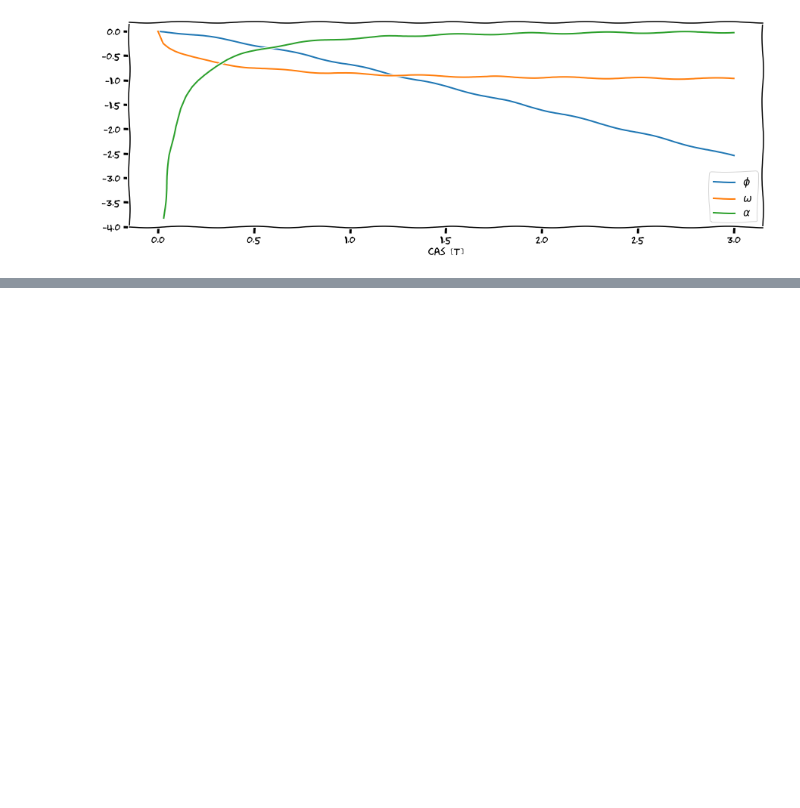
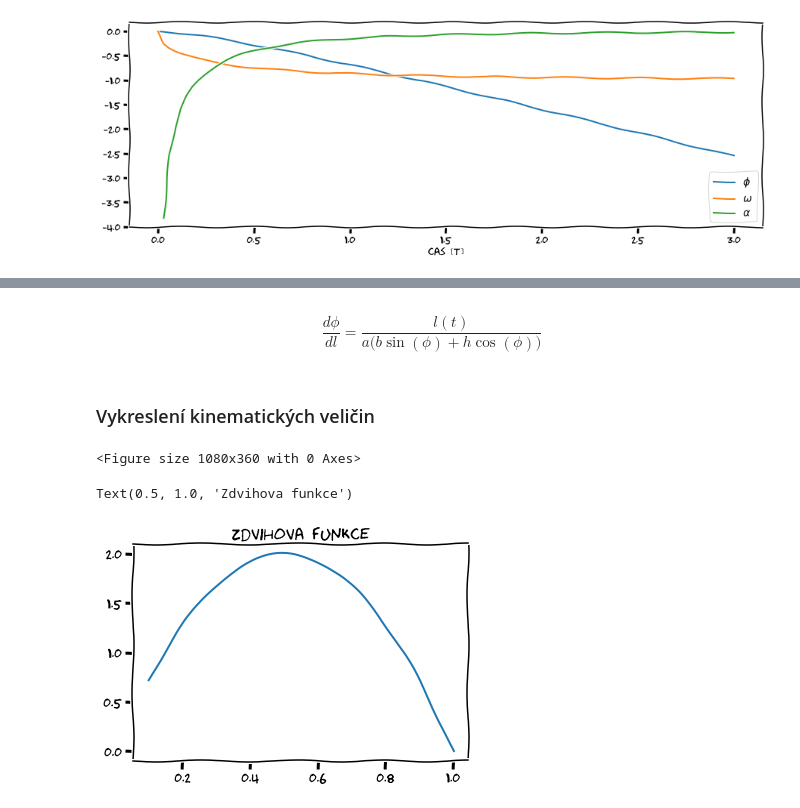
Before and after one commit to petr-henys/TME, a Jupyter notebook: mechanizmy.ipynb, the cells around one changed output, grey strips where cells are left out. Drawn from its saved outputs; the diff is of its cells as text; code cells hidden in the pictures; blank space fills up the shorter version.

```diff
--- a/mechanizmy.ipynb
+++ b/mechanizmy.ipynb
@@ -225,0 +276,12 @@ plt.show()
+# %%
+import sympy as sp
+L, T = sp.symbols('L T')
+phi, a, b, c, d, h, t = sp.symbols('phi a b c d h t')
+r_x = -b + a * sp.cos(phi)
+r_y = h + a * sp.sin(phi)
+l = 4 * L * t / T * (1. - t / T)
+
+eq2 = sp.Eq(r_x ** 2 + r_y ** 2, l**2)
+res = sp.solve(eq2, phi)
+phi=res[0] # vyber reseni
+phi
@@ -225,0 +345,32 @@ plt.show()
+# %% [markdown]
+$$
+\begin{equation}
+\frac{d\phi}{dl} = \frac{l(t)}{a\Big(b\sin(\phi) + h\cos(\phi)\Big)} \tag{6}
+\end{equation}
+$$
+# %% [markdown]
+### Vykreslení kinematických veličin
+# %%
+import matplotlib.pyplot as plt
+import numpy as np
+import warnings
+warnings.filterwarnings('ignore')
+plt.xkcd()
+plt.figure(figsize=(15, 5))
+a_num, b_num, c_num, d_num, h_num = 1., 2., 3., 0.5, 0.5
+T_num, L_num = 1., 2.
+tn = np.linspace(0.1, 1., 101)
+
+pp = {a:a_num, b:b_num, c:c_num, d:d_num, h:h_num, T:T_num, L:L_num}
+phin = sp.lambdify(t, phi.subs(pp))
+omegan = sp.lambdify(t, omega.subs(pp))
+alphan = sp.lambdify(t, alpha.subs(pp))
+ln = sp.lambdify(t, l.subs(pp))
+# %% [output]
+<Figure size 1080x360 with 0 Axes>
+# %%
+plt.plot(tn, ln(tn))
+plt.title('Zdvihova funkce')
+# %% [output]
+Text(0.5, 1.0, 'Zdvihova funkce')
+[figure, added]
```
Also changed, not shown: parts of 17 cells of this notebook.
